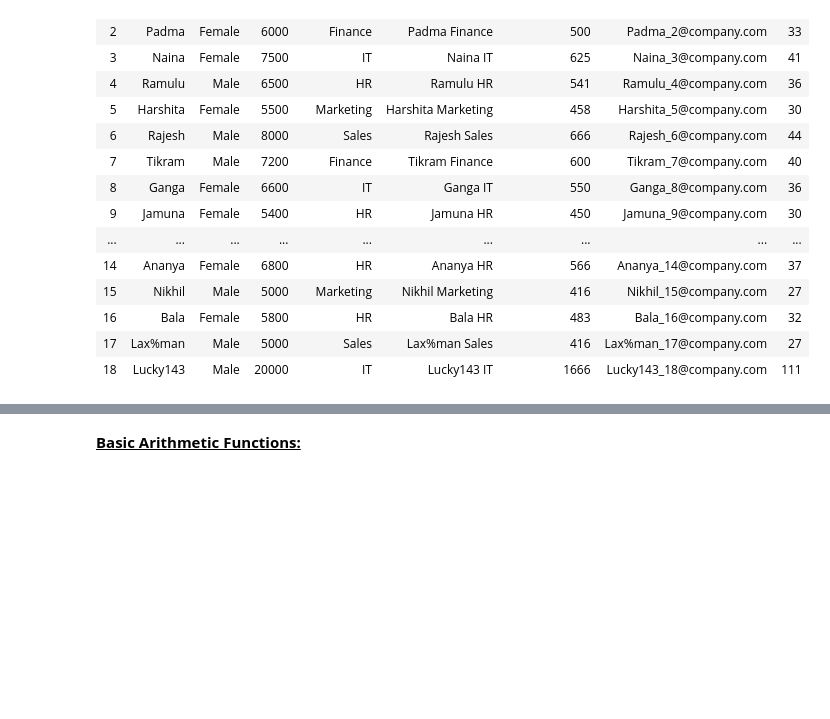
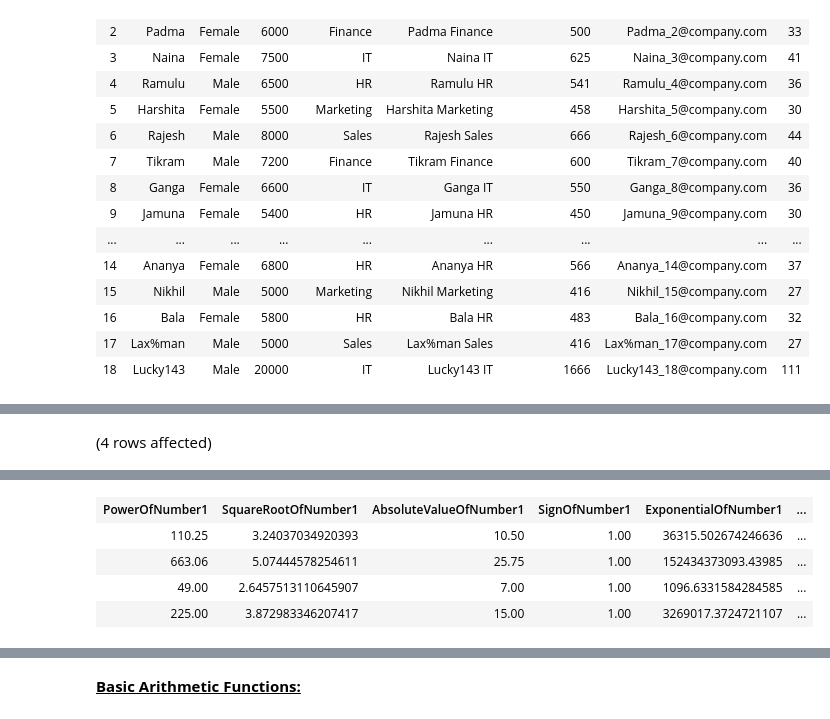
Before and after one commit to rathodlaxman/DataScienceLearnersHub-SQL, a Jupyter notebook: DSLH-MathFunctions.ipynb, the cells around one changed output, grey strips where cells are left out. Cells and saved outputs as stored; diff of their text form; code cells hidden in the pictures; blank space fills up the shorter version.

```diff
--- a/DSLH-MathFunctions.ipynb
+++ b/DSLH-MathFunctions.ipynb
@@ -42,0 +159,13 @@ Total execution time: 00:00:00.007
+# %%
+-- Exponential and Logarithmic Functions
+SELECT
+    POWER(number1, 2) AS PowerOfNumber1,
+    SQRT(number1) AS SquareRootOfNumber1,
+    ABS(number1) AS AbsoluteValueOfNumber1,
+    SIGN(number1) AS SignOfNumber1,
+    EXP(number1) AS ExponentialOfNumber1,
+    LOG(number1) AS NaturalLogarithmOfNumber1,
+    LOG10(number1) AS LogBase10OfNumber1
+FROM math_functions_demo;
+# %% [output]
+(4 rows affected)
@@ -42,0 +173,5 @@ Total execution time: 00:00:00.007
+| PowerOfNumber1 | SquareRootOfNumber1 | AbsoluteValueOfNumber1 | SignOfNumber1 | ExponentialOfNumber1 | ... |
+| 110.25 | 3.24037034920393 | 10.50 | 1.00 | 36315.502674246636 | ... |
+| 663.06 | 5.07444578254611 | 25.75 | 1.00 | 152434373093.43985 | ... |
+| 49.00 | 2.6457513110645907 | 7.00 | 1.00 | 1096.6331584284585 | ... |
+| 225.00 | 3.872983346207417 | 15.00 | 1.00 | 3269017.3724721107 | ... |
```
Also changed, not shown: parts of 15 cells of this notebook, 2 other files.
